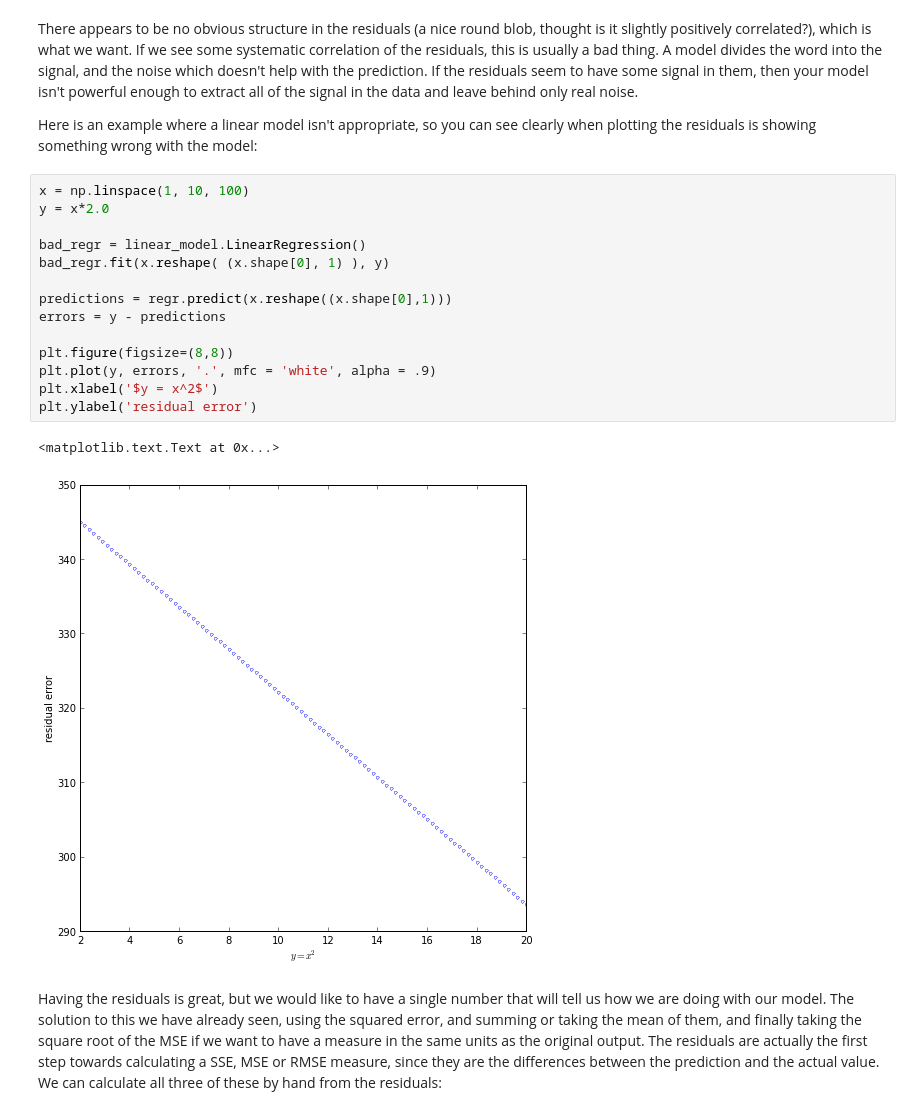
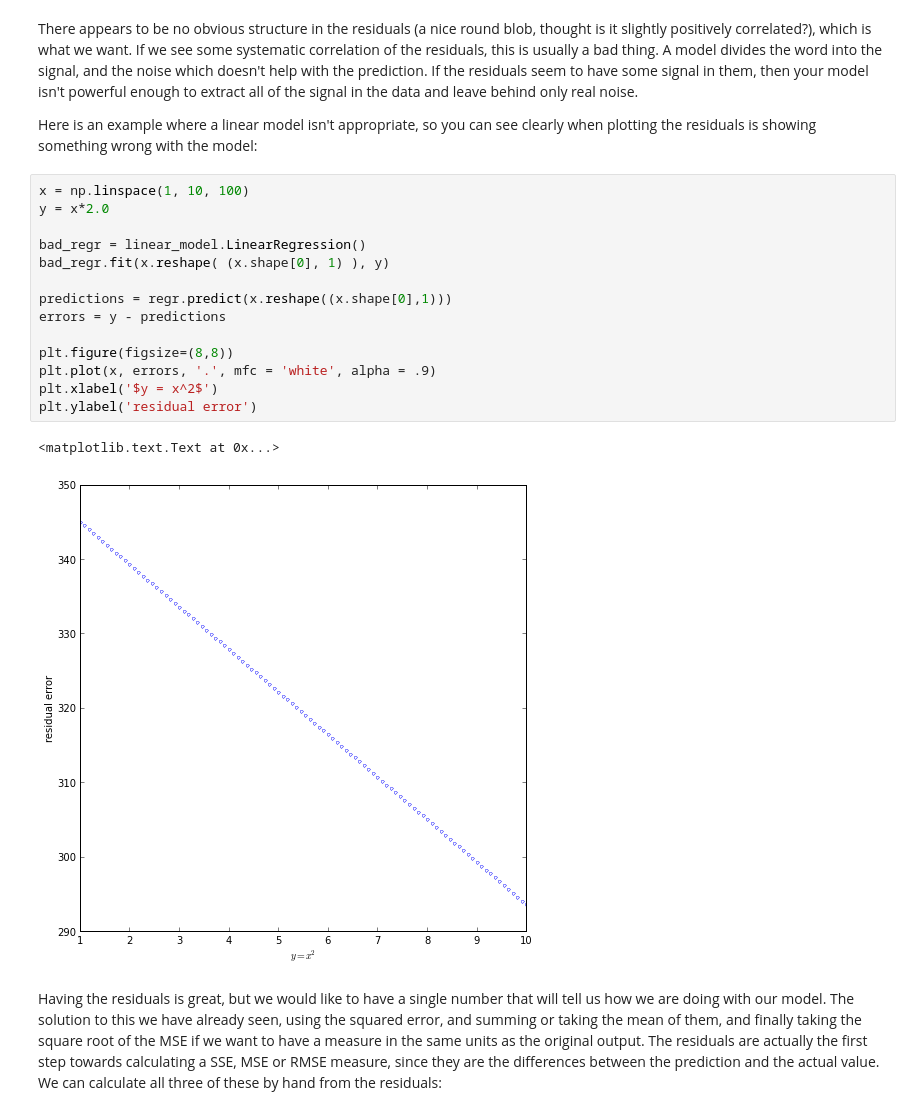
Before and after one commit to tgrasty/CSCI574-Machine-Learning, a Jupyter notebook: Lecture-03-Linear-regression.ipynb, the cells around one changed output. Saved outputs shown, nothing was run; the diff lists cells and outputs as text.

```diff
--- a/Lecture-03-Linear-regression.ipynb
+++ b/Lecture-03-Linear-regression.ipynb
@@ -293,20 +293,20 @@ Here is an example where a linear model isn't appropriate, so you can see clearl
 # %%
 x = np.linspace(1, 10, 100)
 y = x*2.0
 
 bad_regr = linear_model.LinearRegression()
 bad_regr.fit(x.reshape( (x.shape[0], 1) ), y)
 
 predictions = regr.predict(x.reshape((x.shape[0],1)))
 errors = y - predictions
 
 plt.figure(figsize=(8,8))
-plt.plot(y, errors, '.', mfc = 'white', alpha = .9)
+plt.plot(x, errors, '.', mfc = 'white', alpha = .9)
 plt.xlabel('$y = x^2$')
 plt.ylabel('residual error')
 # %% [output]
 <matplotlib.text.Text at 0x...>
-[figure, old version]
+[figure, new version]
 # %% [markdown]
 Having the residuals is great, but we would like to have a single number that will tell us how we are doing with our model.  The solution to this we have already seen, using the squared error, and summing or taking the mean of them, and finally taking the square root of the MSE if we want to have a measure in the same units as the original output.  The residuals are actually the first step towards calculating a SSE, MSE or RMSE measure, since they are the differences between the prediction and the actual value.  We can calculate all three of these by hand from the residuals:
 # %%
```
Also changed, not shown: parts of 1 cell of this notebook, 1 other file.
